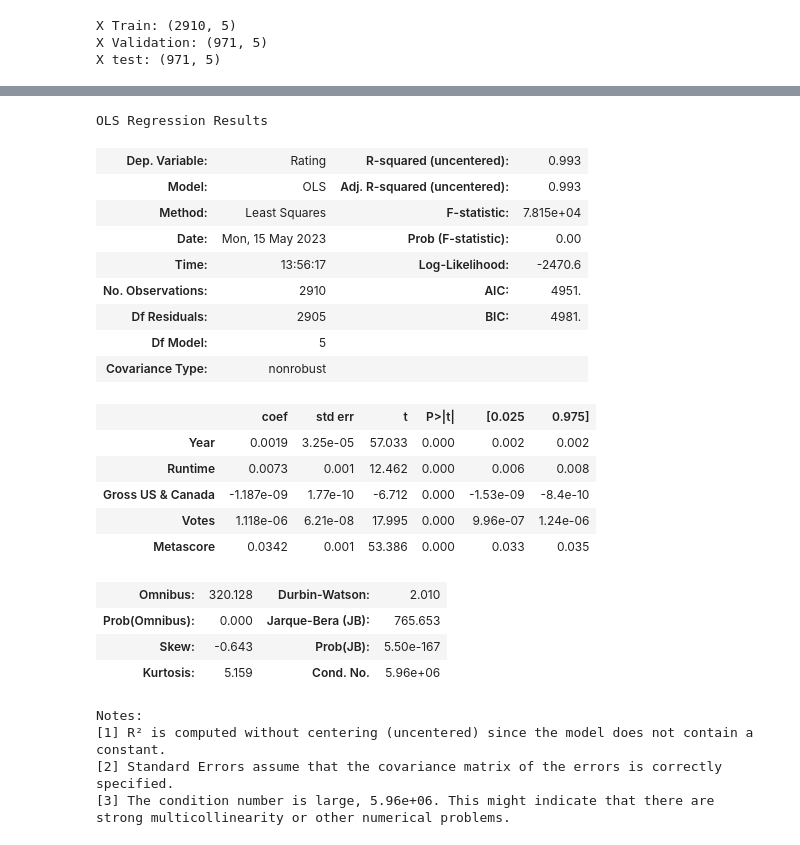
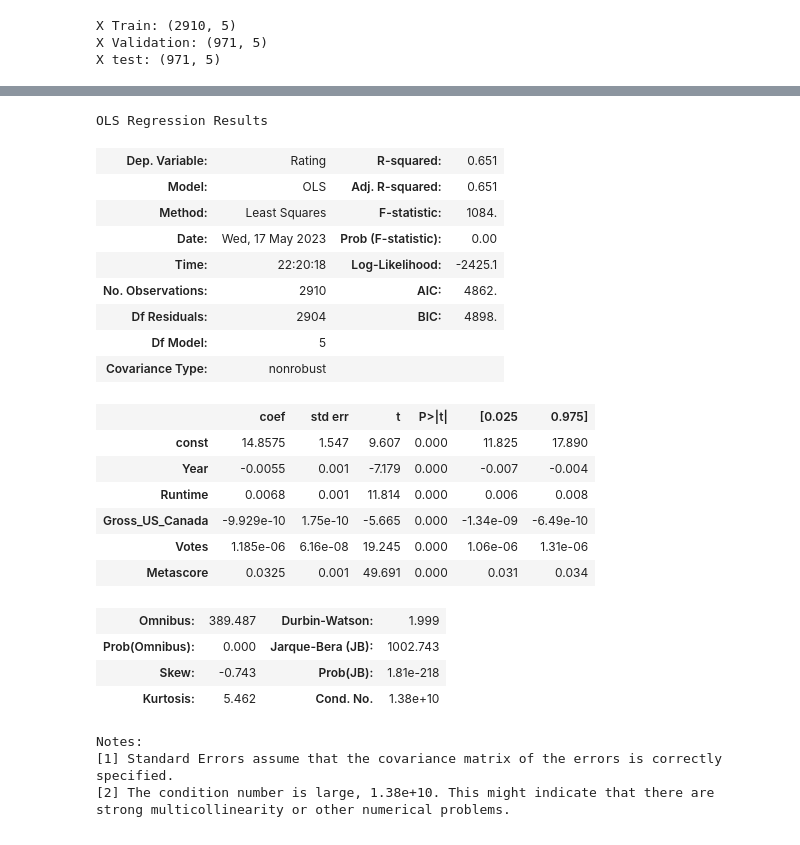
Before and after one commit to MamiMrl/IMDb-Movie-Scraping-for-Team-Netflix-Recommendation, a Jupyter notebook: IMDb_Regression.ipynb, the cells around one changed output, grey strips where cells are left out. Cells and saved outputs as stored; diff of their text form; code cells hidden in the pictures.

```diff
--- a/IMDb_Regression.ipynb
+++ b/IMDb_Regression.ipynb
@@ -23,0 +54,11 @@ x_train, x_val, y_train, y_val = train_test_split(X_train, Y_train, test_size=0.
+# %%
+# Modeli Oluşturma
+#y = ax + b formatinda constant eksik
+x_train2 = sm.add_constant(x_train2)
+model_test = sm.OLS(y_train2, x_train2)
+
+# Modeli Eğitme
+fit_test = model_test.fit()
+
+# Oluşturduğumuz modele ilişkin özet tablosunu görüntüleme
+fit_test.summary()
@@ -48,5 +115,7 @@ R2 Score:  0.6423414808677816
 # %%
 # Modeli Oluşturma
+#y = ax + b formatinda constant eksik
+x_train = sm.add_constant(x_train)
 model = sm.OLS(y_train, x_train)
 
 # Modeli Eğitme
@@ -122,6 +191,7 @@ import statsmodels.api as sm
 import statsmodels.formula.api as smf
 
 # Modeli Oluşturma
+x_train = sm.add_constant(x_train)
 model = sm.OLS(y_train, x_train)
 
 # Modeli Eğitme
@@ -164,7 +232,7 @@ from sklearn.model_selection import train_test_split
 from sklearn.linear_model import LinearRegression
 
 # X ve Y değişkenlerimizi oluşturma
-X1 = df_combined.loc[:,["Year", "Runtime", "Gross US & Canada", "Votes", "Metascore"]]
+X1 = df_combined.loc[:,["Year", "Runtime", "Gross_US_Canada", "Votes", "Metascore"]]
 y1 = df_combined["Rating"]
 
 # Train/Test Ayrımı
@@ -202,38 +270,39 @@ R2 Score:  0.6400046677696976
 # %%
 import statsmodels.api as sm
 import statsmodels.formula.api as smf
 
 # Modeli Oluşturma
+x_train2 = sm.add_constant(x_train2)
 model2 = sm.OLS(y_train2, x_train2)
 
 # Modeli Eğitme
 fit2 = model2.fit()
 
 # Oluşturduğumuz modele ilişkin özet tablosunu görüntüleme
 fit2.summary()
 # %% [output]
 OLS Regression Results
-| Dep. Variable: | Rating | R-squared (uncentered): | 0.993 |
-| Model: | OLS | Adj. R-squared (uncentered): | 0.993 |
-| Method: | Least Squares | F-statistic: | 7.815e+04 |
-| Date: | Mon, 15 May 2023 | Prob (F-statistic): | 0.00 |
-| Time: | 13:56:17 | Log-Likelihood: | -2470.6 |
-| No. Observations: | 2910 | AIC: | 4951. |
-| Df Residuals: | 2905 | BIC: | 4981. |
+| Dep. Variable: | Rating | R-squared: | 0.651 |
+| Model: | OLS | Adj. R-squared: | 0.651 |
+| Method: | Least Squares | F-statistic: | 1084. |
+| Date: | Wed, 17 May 2023 | Prob (F-statistic): | 0.00 |
+| Time: | 22:20:18 | Log-Likelihood: | -2425.1 |
+| No. Observations: | 2910 | AIC: | 4862. |
+| Df Residuals: | 2904 | BIC: | 4898. |
 | Df Model: | 5 |  |  |
 | Covariance Type: | nonrobust |  |  |
 |  | coef | std err | t | P>|t| | [0.025 | 0.975] |
-| Year | 0.0019 | 3.25e-05 | 57.033 | 0.000 | 0.002 | 0.002 |
-| Runtime | 0.0073 | 0.001 | 12.462 | 0.000 | 0.006 | 0.008 |
-| Gross US & Canada | -1.187e-09 | 1.77e-10 | -6.712 | 0.000 | -1.53e-09 | -8.4e-10 |
-| Votes | 1.118e-06 | 6.21e-08 | 17.995 | 0.000 | 9.96e-07 | 1.24e-06 |
-| Metascore | 0.0342 | 0.001 | 53.386 | 0.000 | 0.033 | 0.035 |
+| const | 14.8575 | 1.547 | 9.607 | 0.000 | 11.825 | 17.890 |
+| Year | -0.0055 | 0.001 | -7.179 | 0.000 | -0.007 | -0.004 |
+| Runtime | 0.0068 | 0.001 | 11.814 | 0.000 | 0.006 | 0.008 |
+| Gross_US_Canada | -9.929e-10 | 1.75e-10 | -5.665 | 0.000 | -1.34e-09 | -6.49e-10 |
+| Votes | 1.185e-06 | 6.16e-08 | 19.245 | 0.000 | 1.06e-06 | 1.31e-06 |
+| Metascore | 0.0325 | 0.001 | 49.691 | 0.000 | 0.031 | 0.034 |
-| Omnibus: | 320.128 | Durbin-Watson: | 2.010 |
-| Prob(Omnibus): | 0.000 | Jarque-Bera (JB): | 765.653 |
-| Skew: | -0.643 | Prob(JB): | 5.50e-167 |
-| Kurtosis: | 5.159 | Cond. No. | 5.96e+06 |
+| Omnibus: | 389.487 | Durbin-Watson: | 1.999 |
+| Prob(Omnibus): | 0.000 | Jarque-Bera (JB): | 1002.743 |
+| Skew: | -0.743 | Prob(JB): | 1.81e-218 |
+| Kurtosis: | 5.462 | Cond. No. | 1.38e+10 |
 Notes:
-[1] R² is computed without centering (uncentered) since the model does not contain a constant.
-[2] Standard Errors assume that the covariance matrix of the errors is correctly specified.
-[3] The condition number is large, 5.96e+06. This might indicate that there are
+[1] Standard Errors assume that the covariance matrix of the errors is correctly specified.
+[2] The condition number is large, 1.38e+10. This might indicate that there are
 strong multicollinearity or other numerical problems.
```
Also changed, not shown: parts of 12 cells of this notebook, 4 other files.
